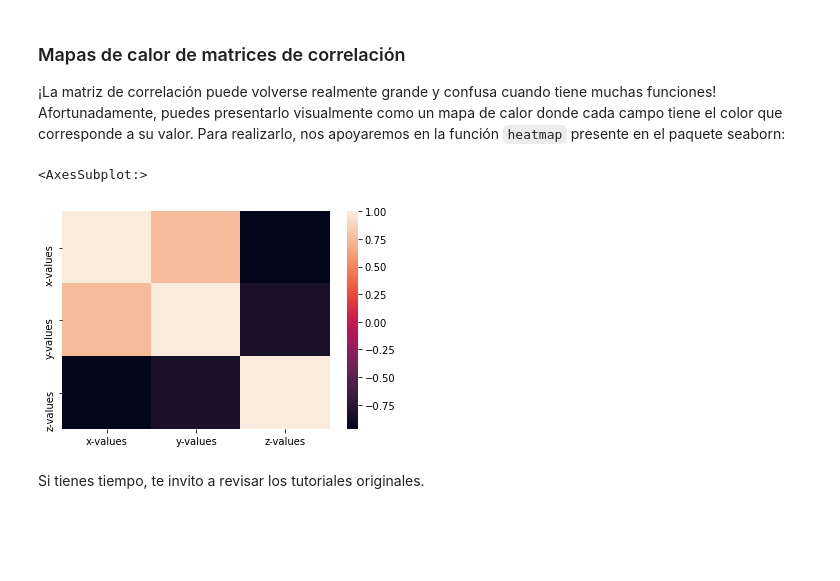
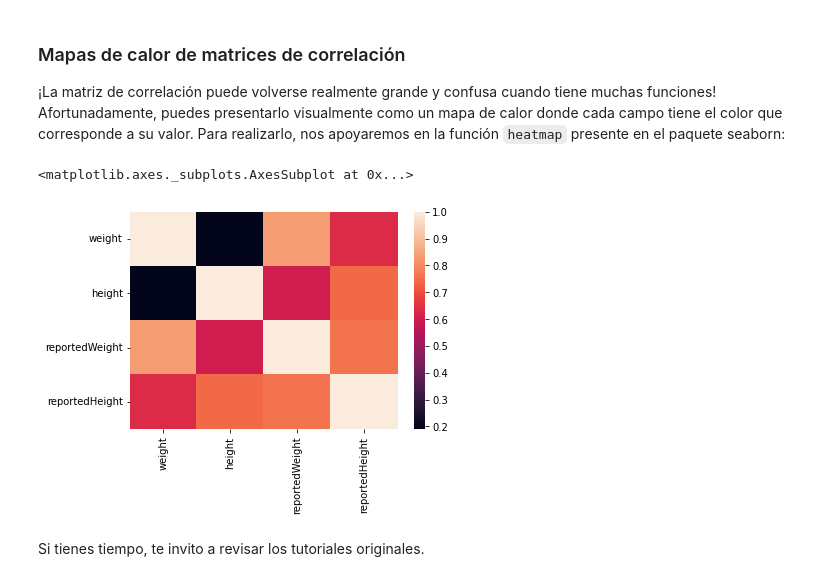
Before and after one commit to renatoparedes/IntroPythonInvestigacionPsicologia, a Jupyter notebook: AnalisisdeDatosCuantitativos/EstadisticaDescriptiva.ipynb, the cells around one changed output. Cells and saved outputs as stored; diff of their text form; code cells hidden in the pictures; blank space fills up the shorter version.

```diff
--- a/AnalisisdeDatosCuantitativos/EstadisticaDescriptiva.ipynb
+++ b/AnalisisdeDatosCuantitativos/EstadisticaDescriptiva.ipynb
@@ -239,4 +7,0 @@ Una vez que tengas dos matrices de la misma longitud, puedes llamar a `np.corrco
-# %%
-r = np.corrcoef(x, y)
-print(r)
-print(r[0, 1])
@@ -293,4 +7,0 @@ Si deseas obtener el coeficiente de correlación y el valor p al mismo tiempo, p
-# %%
-r, p = stats.pearsonr(x, y)
-print(r)
-print(p)
@@ -374,0 +234,7 @@ Tanto `.corr()` como `.corrwith()` tienen el método de parámetro opcional para
+# %%
+davis_data = pd.read_csv(
+    "https://socialsciences.mcmaster.ca/jfox/Books/Applied-Regression-3E/datasets/Davis.txt",
+    sep=r"\s{1,}",
+    engine="python",
+)
+davis_data.head()
@@ -379,9 +260,9 @@ Tanto `.corr()` como `.corrwith()` tienen el método de parámetro opcional para
 # %%
 import seaborn as sns
 
-sns.heatmap(xyz.corr())
+sns.heatmap(davis_data.corr())
 # %% [output]
-<AxesSubplot:>
+<matplotlib.axes._subplots.AxesSubplot at 0x...>
-[figure, old version]
+[figure, new version]
 # %% [markdown]
 Si tienes tiempo, te invito a revisar los tutoriales originales.
```
Also changed, not shown: parts of 79 cells of this notebook, 2 other files.
